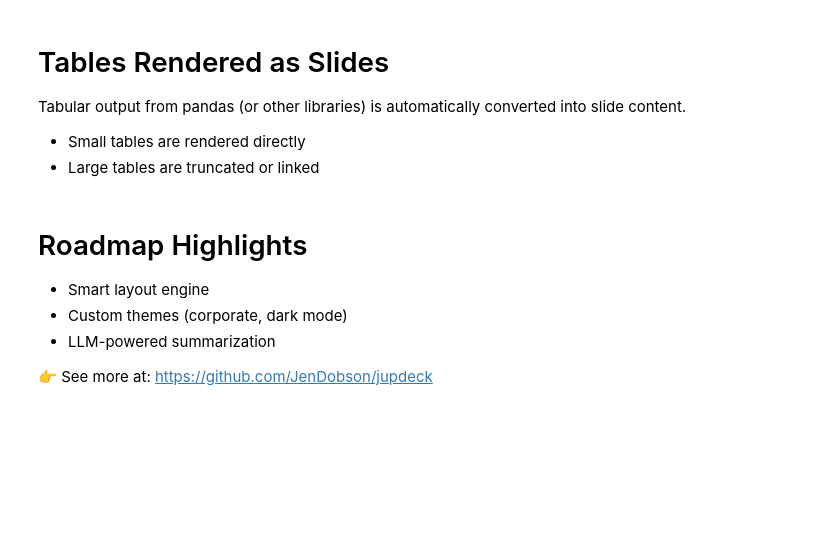
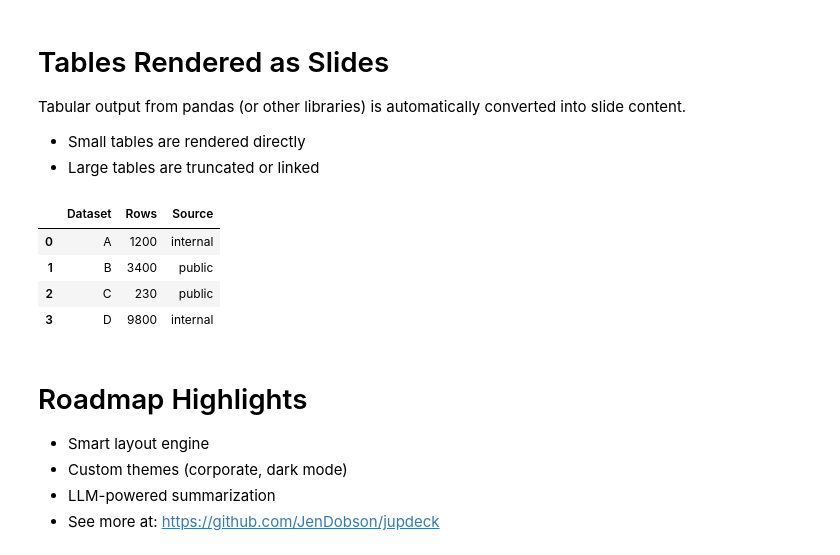
Before and after one commit to JenDobson/jupdeck, a Jupyter notebook: examples/data/jupdeck_overview.ipynb, the cells around one changed output. Cells and saved outputs as stored; diff of their text form; code cells hidden in the pictures; blank space fills up the shorter version.

```diff
--- a/examples/data/jupdeck_overview.ipynb
+++ b/examples/data/jupdeck_overview.ipynb
@@ -59,16 +59,23 @@ Tabular output from pandas (or other libraries) is automatically converted into
 # %%
 import pandas as pd
 
 df = pd.DataFrame({
     "Dataset": ["A", "B", "C", "D"],
     "Rows": [1200, 3400, 230, 9800],
     "Source": ["internal", "public", "public", "internal"]
 })
+
+df
+# %% [output]
+|  | Dataset | Rows | Source |
+| 0 | A | 1200 | internal |
+| 1 | B | 3400 | public |
+| 2 | C | 230 | public |
+| 3 | D | 9800 | internal |
 # %% [markdown]
 # Roadmap Highlights
 
 - Smart layout engine
 - Custom themes (corporate, dark mode)
 - LLM-powered summarization
-
-👉 See more at: https://github.com/JenDobson/jupdeck
+- See more at: https://github.com/JenDobson/jupdeck
```
Also changed, not shown: 4 other files.
